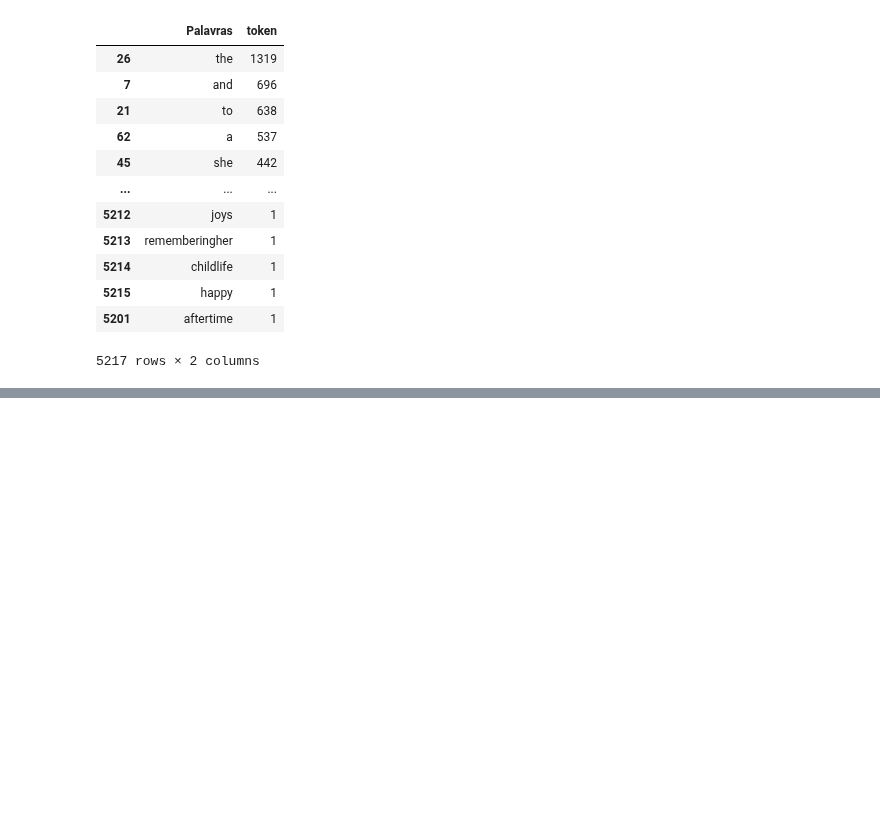
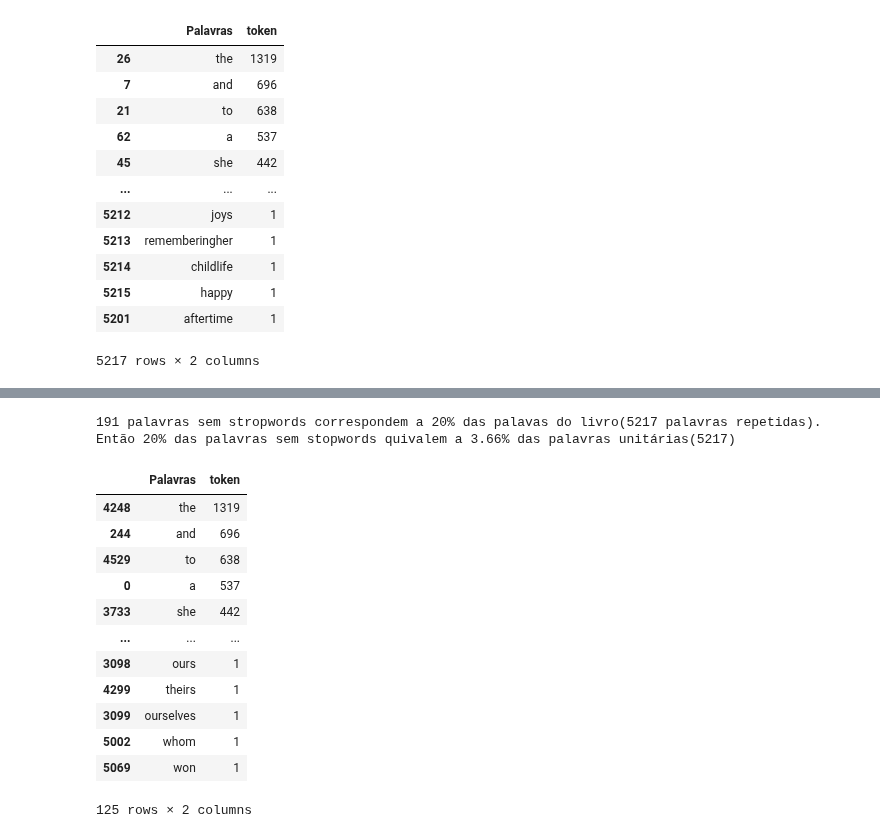
Before and after one commit to JhonAI13/Avaliador_de_livros, a Jupyter notebook: analize.ipynb, the cells around one changed output, grey strips where cells are left out. Drawn from its saved outputs; the diff is of its cells as text; code cells hidden in the pictures; blank space fills up the shorter version.

```diff
--- a/analize.ipynb
+++ b/analize.ipynb
@@ -28,0 +152,27 @@ np.int64(23571)
+# %%
+import nltk
+from nltk.corpus import stopwords
+
+def remove_stopwords_df(df, coluna_palavras):
+    """
+    Remove stopwords de um DataFrame de palavras e cria um novo DataFrame
+    com as palavras não stopwords e seus tokens.
+
+    Args:
+        df (pd.DataFrame): DataFrame contendo as palavras e seus tokens.
+        coluna_palavras (str): Nome da coluna que contém as palavras.
+
+    Returns:
+        pd.DataFrame: Um novo DataFrame com as palavras não stopwords e
+                       seus tokens.
+    """
+
+    nltk.download('stopwords', quiet=True)
+    stop_words = set(stopwords.words('english'))
+
+    # Filtra as stopwords do DataFrame
+    df_sem_stopwords = df[~df[coluna_palavras].isin(stop_words)]
+
+    return df_sem_stopwords
+df_limpo = remove_stopwords_df(df,"Palavras")
+print(df_limpo)
@@ -28,0 +194,4 @@ np.int64(23571)
+# %%
+merged = df_limpo.merge(df, how='outer', indicator=True)
+stopwords_deletadas = merged[merged['_merge'] != 'both'].drop('_merge', axis=1)
+print(stopwords_deletadas)
@@ -28,0 +230,24 @@ np.int64(23571)
+# %%
+w, indice = soma_linhas_ate_alvo(df_limpo,'token',vinte_porc)
+print(f"{indice} palavras sem stropwords correspondem a 20% das palavas do livro({quantidade_palavras_unitarias} palavras repetidas).")
+print(f"Então 20% das palavras sem stopwords quivalem a {(indice / quantidade_palavras_unitarias)*100:.2f}% das palavras unitárias({quantidade_palavras_unitarias})")
+# %% [output]
+191 palavras sem stropwords correspondem a 20% das palavas do livro(5217 palavras repetidas).
+Então 20% das palavras sem stopwords quivalem a 3.66% das palavras unitárias(5217)
+# %%
+stopwords_deletadas = stopwords_deletadas.sort_values(by="token",ascending=False)
+stopwords_deletadas
+# %% [output]
+|  | Palavras | token |
+| 4248 | the | 1319 |
+| 244 | and | 696 |
+| 4529 | to | 638 |
+| 0 | a | 537 |
+| 3733 | she | 442 |
+| ... | ... | ... |
+| 3098 | ours | 1 |
+| 4299 | theirs | 1 |
+| 3099 | ourselves | 1 |
+| 5002 | whom | 1 |
+| 5069 | won | 1 |
+125 rows × 2 columns
```
Also changed, not shown: parts of 17 cells of this notebook, 2 other files.
